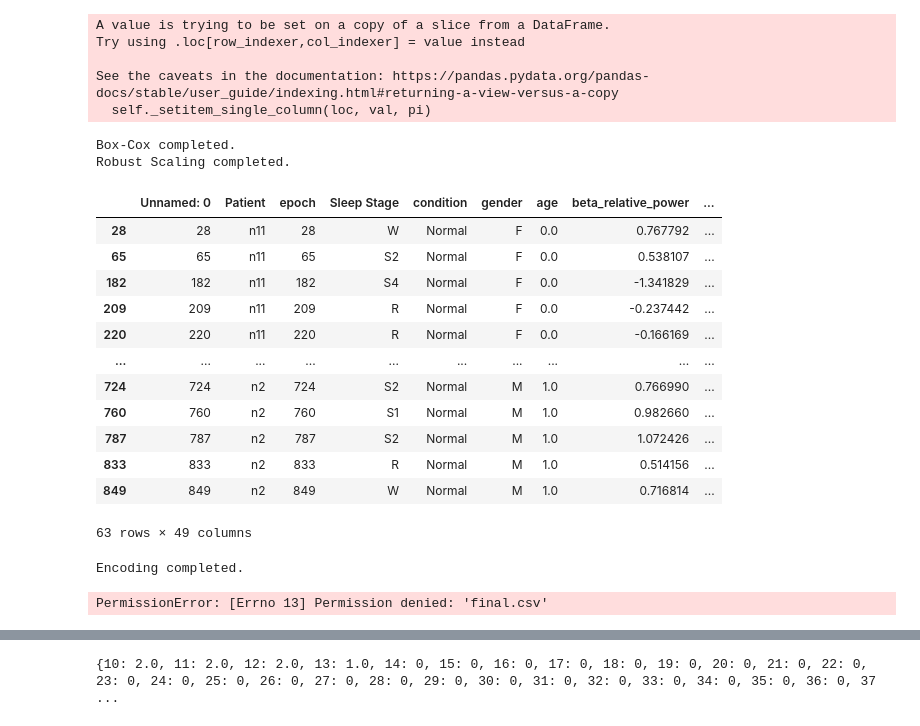
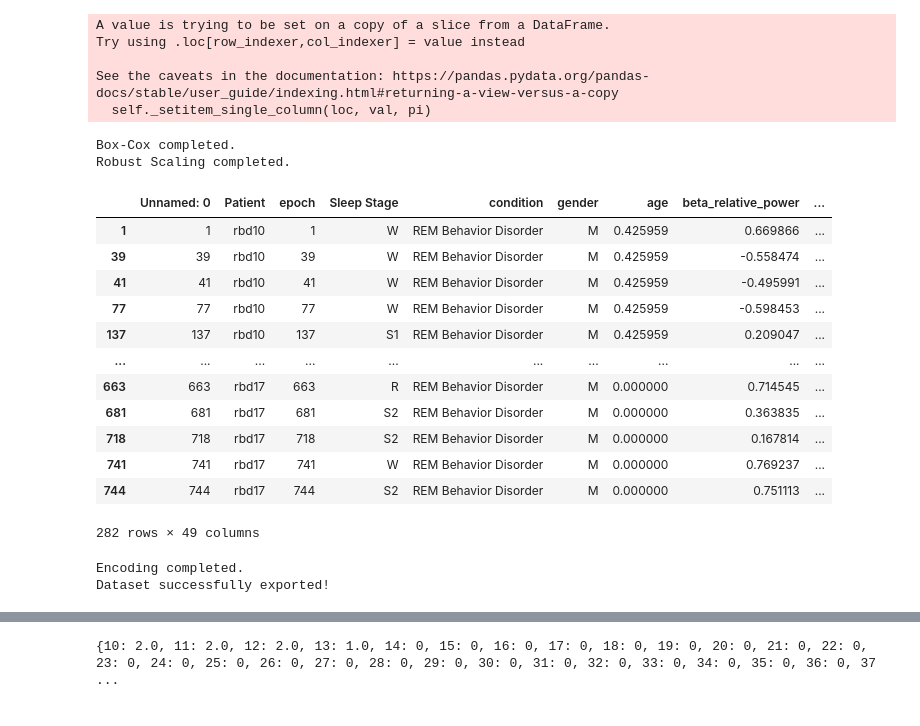
Before and after one commit to brycegsmith/psg_project, a Jupyter notebook: main2.ipynb, the cells around one changed output, grey strips where cells are left out. Saved outputs shown, nothing was run; the diff lists cells and outputs as text; code cells hidden in the pictures.

```diff
--- a/main2.ipynb
+++ b/main2.ipynb
@@ -89,8 +89,9 @@ for i in training_set_2:
     final.to_csv(i+'.csv')
     print(i+" successfully exported!")
 # %%
-#allData = ['nfle10', 'nfle11', 'nfle12', 'nfle13', 'nfle14', 'nfle15','plm10', 'plm1', 'plm2', 'plm3', 'plm5', 'plm6','rbd10', 'rbd11', 'rbd12', 'rbd13', 'rbd16', 'rbd17', 'ins2', 'ins6', 'n11', 'n2']
-allData = ["n11", "n2"]
+allData = ['nfle10', 'nfle11', 'nfle12', 'nfle13', 'nfle14', 'nfle15','plm10', 'plm1', 'plm2', 'plm3', 'plm5', 'plm6','rbd10', 'rbd11', 'rbd12', 'rbd13', 'rbd16', 'rbd17', 'ins2', 'ins6', 'n11', 'n2']
+#allData = ['rbd10', 'rbd11', 'rbd12', 'rbd13', 'rbd16', 'rbd17']
+#allData = ["n11", "n2", "ins2", "ins6"]
 firstNumericCol = 6 # Includes age
 filepath = ''
 final = pd.DataFrame()
@@ -157,14 +158,15 @@ LOF = neighbors.LocalOutlierFactor(n_neighbors = 20)
 LOF.fit_predict(final.iloc[:, firstNumericCol:])
 lof_factors = LOF.negative_outlier_factor_
 final['lof'] = lof_factors
+#outlierCutoff = -1000
+quartiles = final['lof'].abs().quantile([0.25, 0.75])
+#print(quartiles)
+interQuartileRange = quartiles[0.75] - quartiles[0.25]
+#outlierCutoff = -1 * (quartiles[0.75] + 1.5 * interQuartileRange)
 outlierCutoff = -1000
 outliers = final[final['lof'] <= outlierCutoff]
 final = final[final['lof'] > outlierCutoff]
 display(outliers)
-#quartiles = final['lof'].abs().quantile([0.25, 0.75])
-#print(quartiles)
-#interQuartileRange = quartiles[0.75] - quartiles[0.25]
-#outlierCutoff = quartiles[0.75] + 1.5 * interQuartileRange
 #print(outlierCutoff)
 #pd.DataFrame(lof_factors).to_csv('lof.csv')
 
@@ -219,47 +221,47 @@ final.insert(8, "plm", conditionColumns["condition_3"])
 
 final.drop("condition", axis=1, inplace=True)
 
 print('Encoding completed.')
 
 
 #Robust Scaling
 #subset1 = final.iloc[:,:firstNumericCol]
 #subset2 = final.iloc[:,firstNumericCol:]
 
 #scaler = preprocessing.RobustScaler() # By default, centers and scales
 #robust_df = scaler.fit_transform(subset2)
 #robust_df = pd.DataFrame(robust_df, columns = column_names)
 #print("Robust Scaling done for " + dataset)
 
 #Export
 #final = pd.concat([subset1, robust_df], axis = 1)
 final.reset_index(inplace=True)
 final = final.iloc[:,1:]
 final.to_csv('final.csv')
 print('Dataset successfully exported!')
 # %% [output]
 A value is trying to be set on a copy of a slice from a DataFrame.
 Try using .loc[row_indexer,col_indexer] = value instead
 
 See the caveats in the documentation: https://pandas.pydata.org/pandas-docs/stable/user_guide/indexing.html#returning-a-view-versus-a-copy
   self._setitem_single_column(loc, val, pi)
 Box-Cox completed.
 Robust Scaling completed.
 |  | Unnamed: 0 | Patient | epoch | Sleep Stage | condition | gender | age | beta_relative_power | ... |
-| 28 | 28 | n11 | 28 | W | Normal | F | 0.0 | 0.767792 | ... |
-| 65 | 65 | n11 | 65 | S2 | Normal | F | 0.0 | 0.538107 | ... |
-| 182 | 182 | n11 | 182 | S4 | Normal | F | 0.0 | -1.341829 | ... |
-| 209 | 209 | n11 | 209 | R | Normal | F | 0.0 | -0.237442 | ... |
-| 220 | 220 | n11 | 220 | R | Normal | F | 0.0 | -0.166169 | ... |
+| 1 | 1 | rbd10 | 1 | W | REM Behavior Disorder | M | 0.425959 | 0.669866 | ... |
+| 39 | 39 | rbd10 | 39 | W | REM Behavior Disorder | M | 0.425959 | -0.558474 | ... |
+| 41 | 41 | rbd10 | 41 | W | REM Behavior Disorder | M | 0.425959 | -0.495991 | ... |
+| 77 | 77 | rbd10 | 77 | W | REM Behavior Disorder | M | 0.425959 | -0.598453 | ... |
+| 137 | 137 | rbd10 | 137 | S1 | REM Behavior Disorder | M | 0.425959 | 0.209047 | ... |
 | ... | ... | ... | ... | ... | ... | ... | ... | ... | ... |
-| 724 | 724 | n2 | 724 | S2 | Normal | M | 1.0 | 0.766990 | ... |
-| 760 | 760 | n2 | 760 | S1 | Normal | M | 1.0 | 0.982660 | ... |
-| 787 | 787 | n2 | 787 | S2 | Normal | M | 1.0 | 1.072426 | ... |
-| 833 | 833 | n2 | 833 | R | Normal | M | 1.0 | 0.514156 | ... |
-| 849 | 849 | n2 | 849 | W | Normal | M | 1.0 | 0.716814 | ... |
+| 663 | 663 | rbd17 | 663 | R | REM Behavior Disorder | M | 0.000000 | 0.714545 | ... |
+| 681 | 681 | rbd17 | 681 | S2 | REM Behavior Disorder | M | 0.000000 | 0.363835 | ... |
+| 718 | 718 | rbd17 | 718 | S2 | REM Behavior Disorder | M | 0.000000 | 0.167814 | ... |
+| 741 | 741 | rbd17 | 741 | W | REM Behavior Disorder | M | 0.000000 | 0.769237 | ... |
+| 744 | 744 | rbd17 | 744 | S2 | REM Behavior Disorder | M | 0.000000 | 0.751113 | ... |
-63 rows × 49 columns
+282 rows × 49 columns
 Encoding completed.
+Dataset successfully exported!
-PermissionError: [Errno 13] Permission denied: 'final.csv'
 # %%
 # Feature Removal Based on Between-Feature Correlation:
 
```
Also changed, not shown: parts of 10 cells of this notebook.
